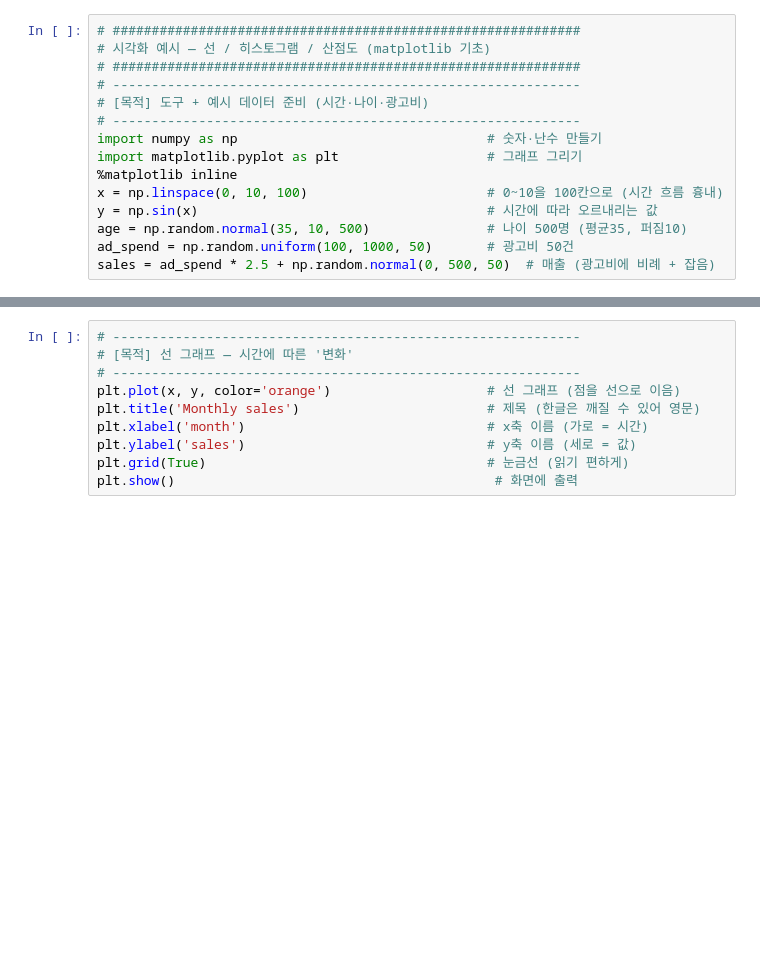
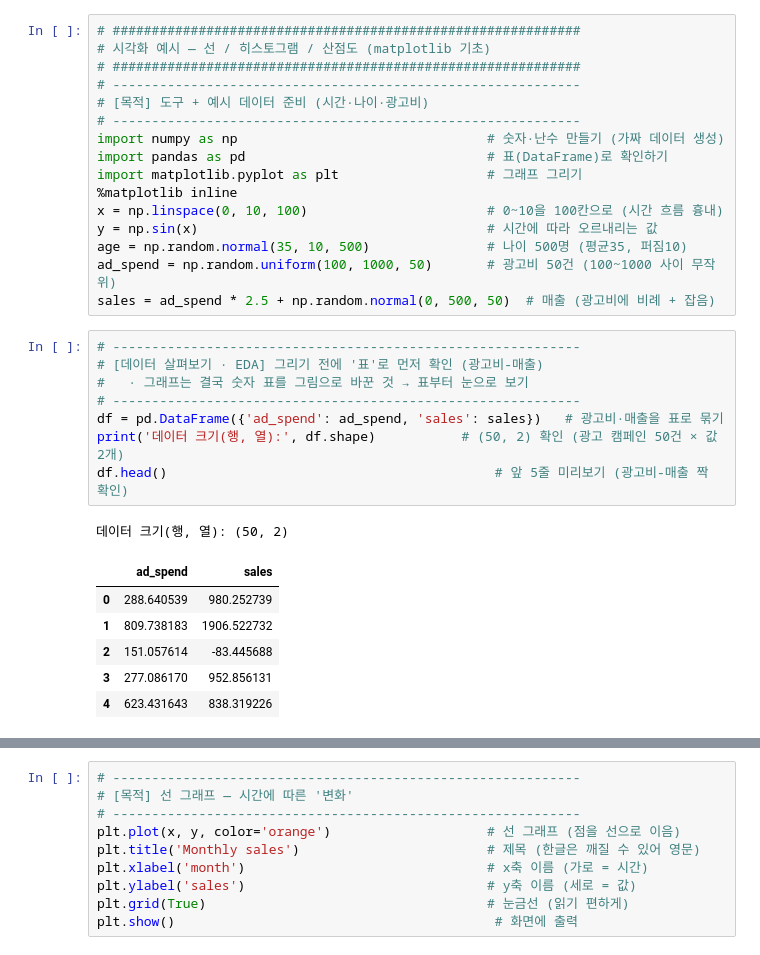
Before and after one commit to pyj-0313/ML, a Jupyter notebook: 실습코드/04머신러닝/03시각화/예시.ipynb, the cells around one changed output, grey strips where cells are left out. Drawn from its saved outputs; the diff is of its cells as text; blank space fills up the shorter version.

```diff
--- a/실습코드/04머신러닝/03시각화/예시.ipynb
+++ b/실습코드/04머신러닝/03시각화/예시.ipynb
@@ -5,11 +5,28 @@
 # ------------------------------------------------------------
 # [목적] 도구 + 예시 데이터 준비 (시간·나이·광고비)
 # ------------------------------------------------------------
-import numpy as np                                # 숫자·난수 만들기
+import numpy as np                                # 숫자·난수 만들기 (가짜 데이터 생성)
+import pandas as pd                               # 표(DataFrame)로 확인하기
 import matplotlib.pyplot as plt                   # 그래프 그리기
 %matplotlib inline
 x = np.linspace(0, 10, 100)                       # 0~10을 100칸으로 (시간 흐름 흉내)
 y = np.sin(x)                                     # 시간에 따라 오르내리는 값
 age = np.random.normal(35, 10, 500)               # 나이 500명 (평균35, 퍼짐10)
-ad_spend = np.random.uniform(100, 1000, 50)       # 광고비 50건
+ad_spend = np.random.uniform(100, 1000, 50)       # 광고비 50건 (100~1000 사이 무작위)
 sales = ad_spend * 2.5 + np.random.normal(0, 500, 50)  # 매출 (광고비에 비례 + 잡음)
+# %%
+# ------------------------------------------------------------
+# [데이터 살펴보기 · EDA] 그리기 전에 '표'로 먼저 확인 (광고비-매출)
+#   · 그래프는 결국 숫자 표를 그림으로 바꾼 것 → 표부터 눈으로 보기
+# ------------------------------------------------------------
+df = pd.DataFrame({'ad_spend': ad_spend, 'sales': sales})   # 광고비·매출을 표로 묶기
+print('데이터 크기(행, 열):', df.shape)           # (50, 2) 확인 (광고 캠페인 50건 × 값 2개)
+df.head()                                          # 앞 5줄 미리보기 (광고비-매출 짝 확인)
+# %% [output]
+데이터 크기(행, 열): (50, 2)
+|  | ad_spend | sales |
+| 0 | 288.640539 | 980.252739 |
+| 1 | 809.738183 | 1906.522732 |
+| 2 | 151.057614 | -83.445688 |
+| 3 | 277.086170 | 952.856131 |
+| 4 | 623.431643 | 838.319226 |
```
Also changed, not shown: parts of 3 cells of this notebook, 6 other files.
